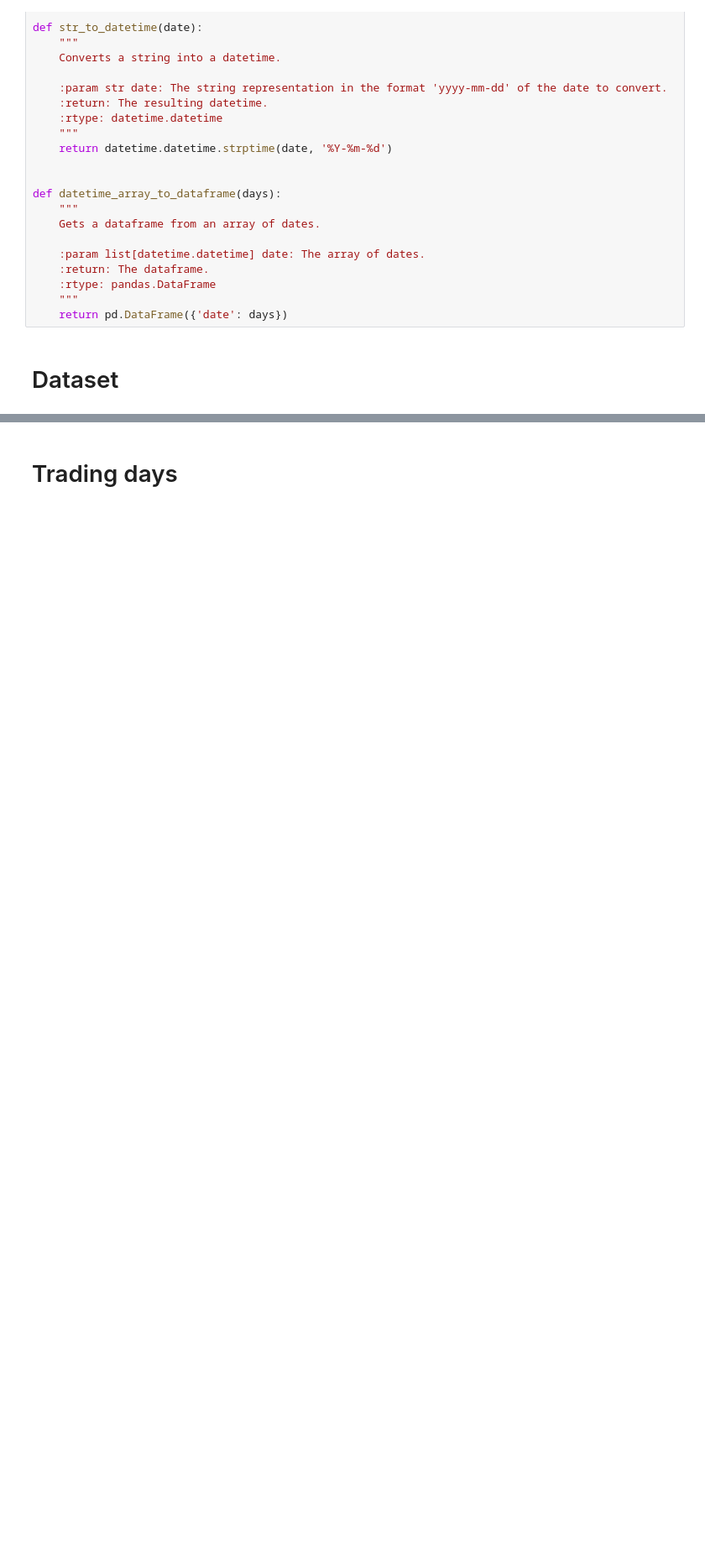
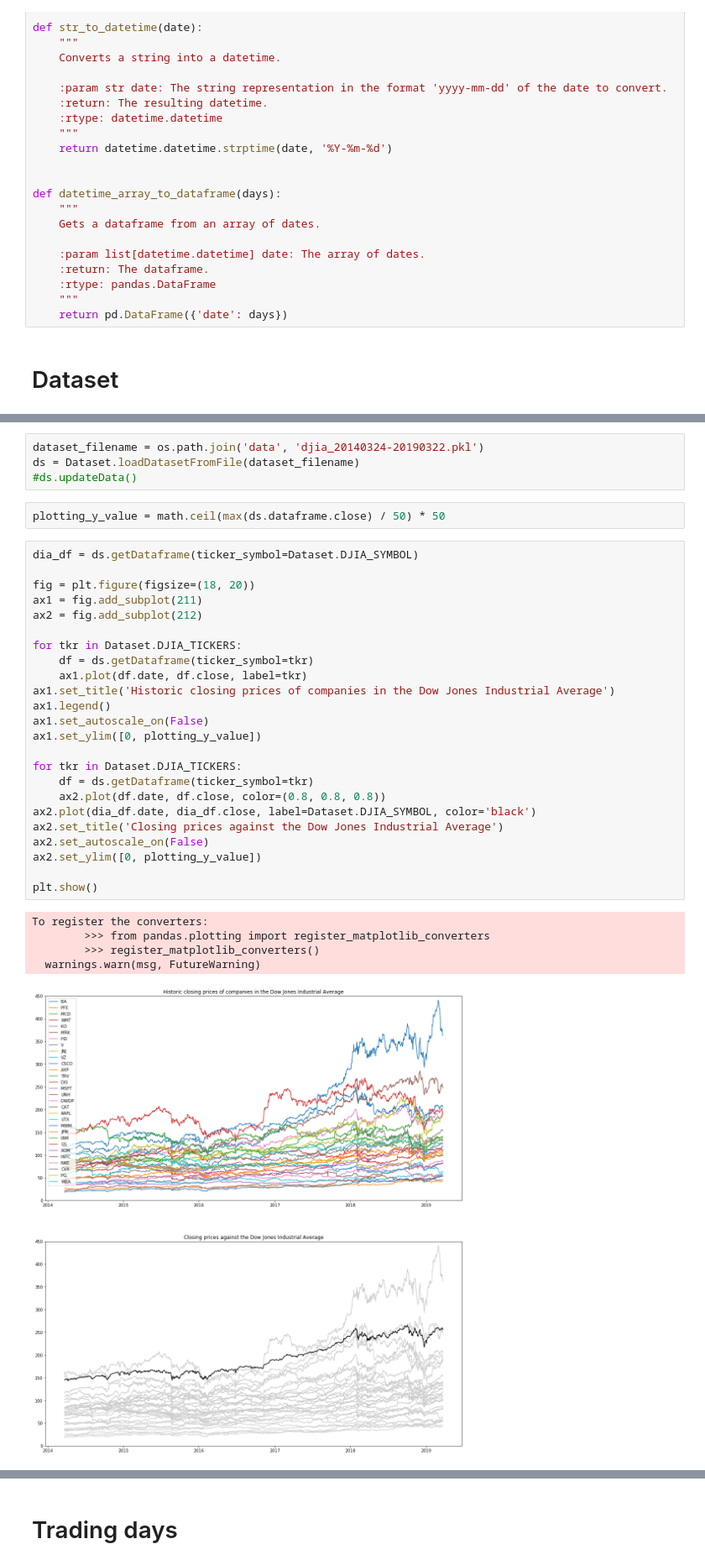
Before and after one commit to egar-garcia/machine-learning-engineer-nanodegree-capstone, a Jupyter notebook: StockForecasting.ipynb, the cells around one changed output, grey strips where cells are left out. Shown at 84% size. Drawn from its saved outputs; the diff is of its cells as text; blank space fills up the shorter version.

```diff
--- a/StockForecasting.ipynb
+++ b/StockForecasting.ipynb
@@ -364,0 +390,36 @@ class Dataset:
+# %%
+dataset_filename = os.path.join('data', 'djia_20140324-20190322.pkl')
+ds = Dataset.loadDatasetFromFile(dataset_filename)
+#ds.updateData()
+# %%
+plotting_y_value = math.ceil(max(ds.dataframe.close) / 50) * 50
+# %%
+dia_df = ds.getDataframe(ticker_symbol=Dataset.DJIA_SYMBOL)
+
+fig = plt.figure(figsize=(18, 20))
+ax1 = fig.add_subplot(211)
+ax2 = fig.add_subplot(212)
+
+for tkr in Dataset.DJIA_TICKERS:
+    df = ds.getDataframe(ticker_symbol=tkr)
+    ax1.plot(df.date, df.close, label=tkr)
+ax1.set_title('Historic closing prices of companies in the Dow Jones Industrial Average')
+ax1.legend()
+ax1.set_autoscale_on(False)
+ax1.set_ylim([0, plotting_y_value])
+
+for tkr in Dataset.DJIA_TICKERS:
+    df = ds.getDataframe(ticker_symbol=tkr)
+    ax2.plot(df.date, df.close, color=(0.8, 0.8, 0.8))
+ax2.plot(dia_df.date, dia_df.close, label=Dataset.DJIA_SYMBOL, color='black')
+ax2.set_title('Closing prices against the Dow Jones Industrial Average')
+ax2.set_autoscale_on(False)
+ax2.set_ylim([0, plotting_y_value])
+
+plt.show()
+# %% [output]
+To register the converters:
+        >>> from pandas.plotting import register_matplotlib_converters
+        >>> register_matplotlib_converters()
+  warnings.warn(msg, FutureWarning)
+[figure, added]
```
Also changed, not shown: parts of 12 cells of this notebook, 13 other files.
